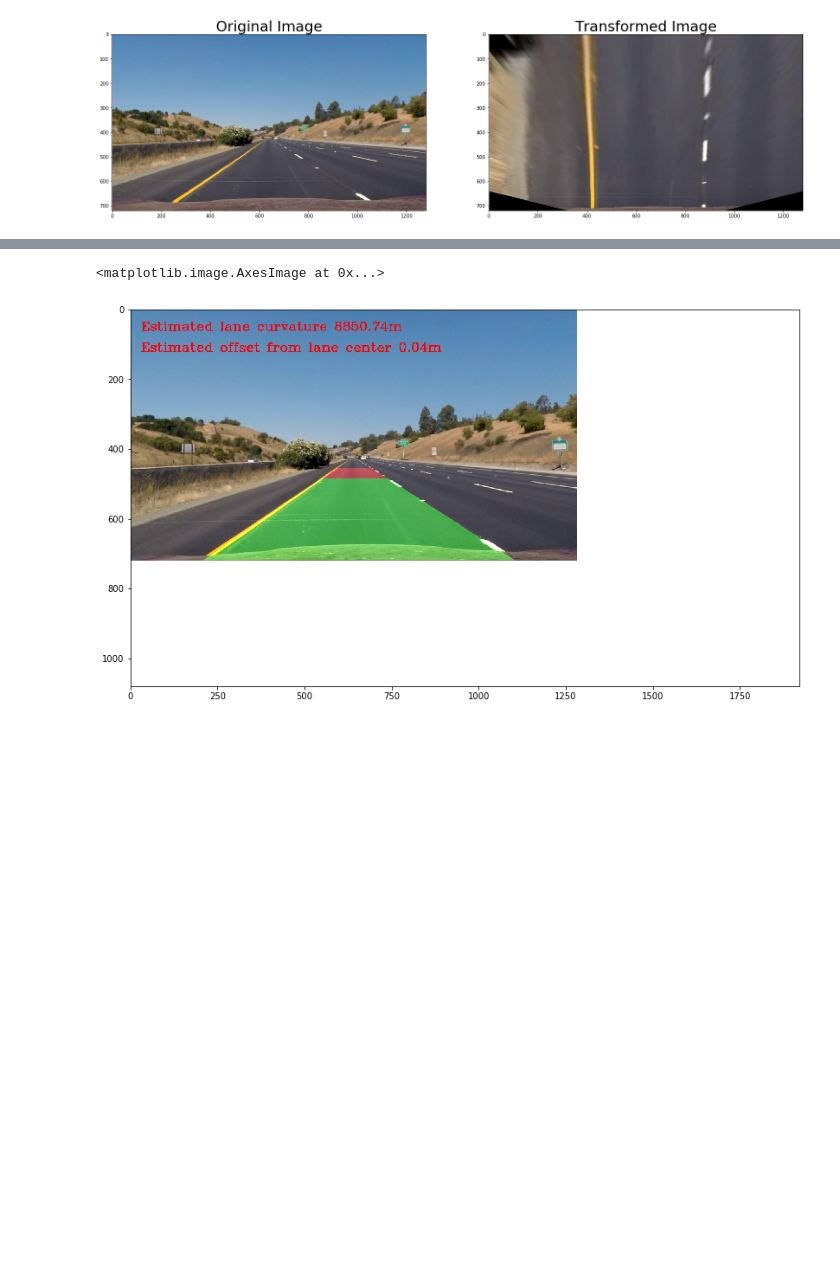
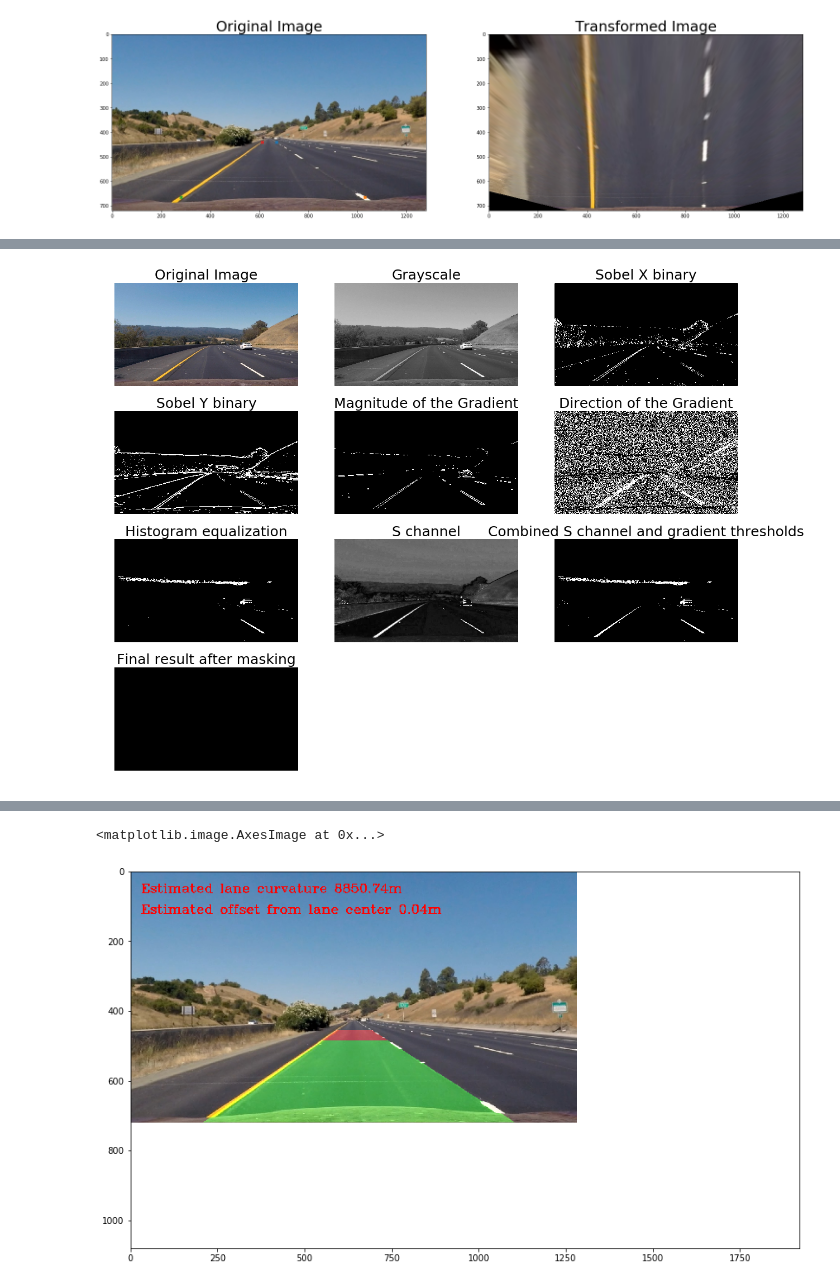
Before and after one commit to shmulik-willinger/advanced_lane_finding, a Jupyter notebook: Advanced_Lane_Finding.ipynb, the cells around one changed output, grey strips where cells are left out. Saved outputs shown, nothing was run; the diff lists cells and outputs as text; code cells hidden in the pictures; blank space fills up the shorter version.

Commit message:
update the thresholding part

```diff
--- a/Advanced_Lane_Finding.ipynb
+++ b/Advanced_Lane_Finding.ipynb
@@ -230,0 +295,79 @@ def dir_threshold(img, sobel_kernel=3, thresh=(0, np.pi/2)):
+# %%
+sample_images = []
+sample_images_title = []
+
+image = mpimg.imread('C:\\data\\distortion\\test3.jpg')
+sample_images.append(image)
+sample_images_title.append('Original Image')
+
+gray = cv2.cvtColor(image, cv2.COLOR_BGR2GRAY)
+sample_images.append(gray)
+sample_images_title.append('Grayscale')
+
+sobel_x = abs_sobel_thresh(gray, orient='x', sobel_kernel=5, thresh=(20,100))
+sample_images.append(sobel_x)
+sample_images_title.append('Sobel X binary')
+
+sobel_y = abs_sobel_thresh(gray, orient='y', sobel_kernel=11, thresh=(20,100))
+sample_images.append(sobel_y)
+sample_images_title.append('Sobel Y binary')
+
+magnitude = mag_thresh(gray, sobel_kernel=13, mag_thresh=(80,240))
+sample_images.append(magnitude)
+sample_images_title.append('Magnitude of the Gradient')
+
+direction = dir_threshold(gray, sobel_kernel=11, thresh=(0.7, 1.3))
+sample_images.append(direction)
+sample_images_title.append('Direction of the Gradient')
+
+img_hist = cv2.equalizeHist(gray)
+ret, thrs = cv2.threshold(img_hist, thresh=250, maxval=255, type=cv2.THRESH_BINARY)
+sample_images.append(thrs/255)
+sample_images_title.append('Histogram equalization')
+
+# Convert to HLS color space and separate the S channel
+# Note: img is the undistorted image
+hls = cv2.cvtColor(image, cv2.COLOR_RGB2HLS)
+s_channel = hls[:,:,2]
+sample_images.append(s_channel)
+sample_images_title.append('S channel')
+
+# Threshold x gradient
+thresh_min = 20
+thresh_max = 100
+sxbinary = np.zeros_like(sobel_x)
+sxbinary[(sobel_x >= thresh_min) & (sobel_x <= thresh_max)] = 1
+
+# Threshold color channel
+s_thresh_min = 170
+s_thresh_max = 255
+s_binary = np.zeros_like(s_channel)
+s_binary[(s_channel >= s_thresh_min) & (s_channel <= s_thresh_max)] = 1
+
+# Stack each channel to view their individual contributions in green and blue respectively
+# This returns a stack of the two binary images, whose components you can see as different colors
+color_binary = np.dstack(( np.zeros_like(sxbinary), sxbinary, s_binary))
+
+# Combine the two binary thresholds
+combined_binary = np.zeros_like(sxbinary)
+combined_binary[(s_binary == 1) | (thrs/255 == 1) |(sxbinary == 1)] = 1
+sample_images.append(combined_binary)
+sample_images_title.append('Combined S channel and gradient thresholds')
+
+y_size = image.shape[0]
+x_size = image.shape[1]
+mask_trapeze = np.array([[(.6*x_size, 0.55*y_size), (x_size,y_size), (0,y_size),(.45*x_size, 0.55*y_size)]], dtype=np.int32)
+# Masking - region of interest
+color_binary = region_of_interest(color_binary.astype(np.uint8), mask_trapeze)
+sample_images.append(color_binary)
+sample_images_title.append('Final result after masking')
+
+# Displaying the images
+plt.figure(figsize=(20, 50))
+for i in range(len(sample_images)):
+    plt.subplot(12, 3, i+1)
+    plt.imshow(sample_images[i], cmap='gray')
+    plt.title(sample_images_title[i], fontsize=25)
+    plt.axis('off')
+# %% [output]
+[figure, added]
```
Also changed, not shown: parts of 11 cells of this notebook, 3 other files.
